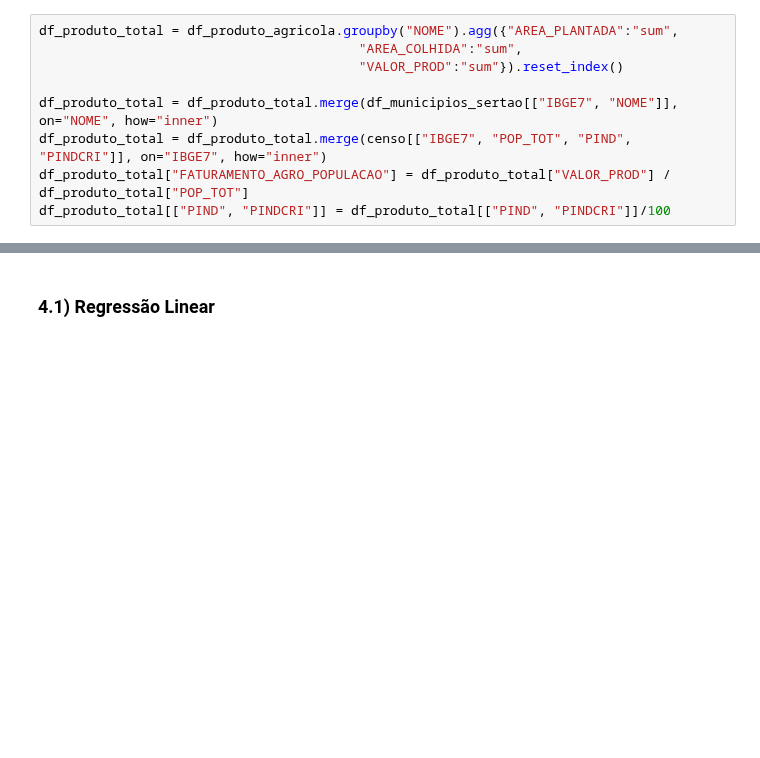
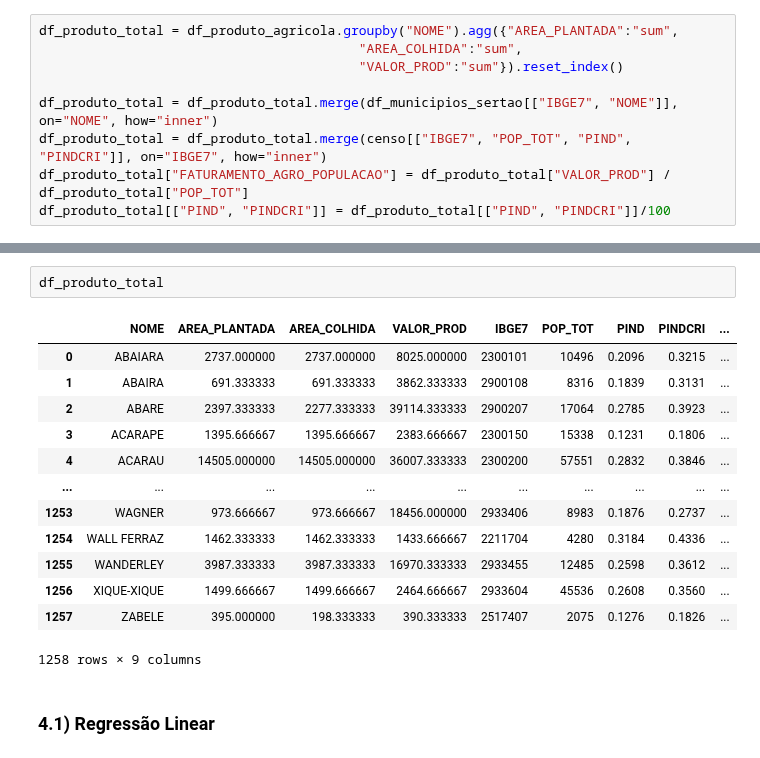
Before and after one commit to caiosoter/BCG2023, a Jupyter notebook: Notebooks/Modelagem_preditiva.ipynb, the cells around one changed output, grey strips where cells are left out. Drawn from its saved outputs; the diff is of its cells as text; blank space fills up the shorter version.

```diff
--- a/Notebooks/Modelagem_preditiva.ipynb
+++ b/Notebooks/Modelagem_preditiva.ipynb
@@ -574,3 +542,19 @@ df_produto_total.sort_values(by='FATURAMENTO_AGRO_POPULACAO',ascending = False)
+# %%
+df_produto_total
+# %% [output]
+|  | NOME | AREA_PLANTADA | AREA_COLHIDA | VALOR_PROD | IBGE7 | POP_TOT | PIND | PINDCRI | ... |
+| 0 | ABAIARA | 2737.000000 | 2737.000000 | 8025.000000 | 2300101 | 10496 | 0.2096 | 0.3215 | ... |
+| 1 | ABAIRA | 691.333333 | 691.333333 | 3862.333333 | 2900108 | 8316 | 0.1839 | 0.3131 | ... |
+| 2 | ABARE | 2397.333333 | 2277.333333 | 39114.333333 | 2900207 | 17064 | 0.2785 | 0.3923 | ... |
+| 3 | ACARAPE | 1395.666667 | 1395.666667 | 2383.666667 | 2300150 | 15338 | 0.1231 | 0.1806 | ... |
+| 4 | ACARAU | 14505.000000 | 14505.000000 | 36007.333333 | 2300200 | 57551 | 0.2832 | 0.3846 | ... |
+| ... | ... | ... | ... | ... | ... | ... | ... | ... | ... |
+| 1253 | WAGNER | 973.666667 | 973.666667 | 18456.000000 | 2933406 | 8983 | 0.1876 | 0.2737 | ... |
+| 1254 | WALL FERRAZ | 1462.333333 | 1462.333333 | 1433.666667 | 2211704 | 4280 | 0.3184 | 0.4336 | ... |
+| 1255 | WANDERLEY | 3987.333333 | 3987.333333 | 16970.333333 | 2933455 | 12485 | 0.2598 | 0.3612 | ... |
+| 1256 | XIQUE-XIQUE | 1499.666667 | 1499.666667 | 2464.666667 | 2933604 | 45536 | 0.2608 | 0.3560 | ... |
+| 1257 | ZABELE | 395.000000 | 198.333333 | 390.333333 | 2517407 | 2075 | 0.1276 | 0.1826 | ... |
+1258 rows × 9 columns
 # %% [markdown]
 ### 4.1) Regressão Linear
 # %%
```
Also changed, not shown: parts of 12 cells of this notebook, 2 other files.
